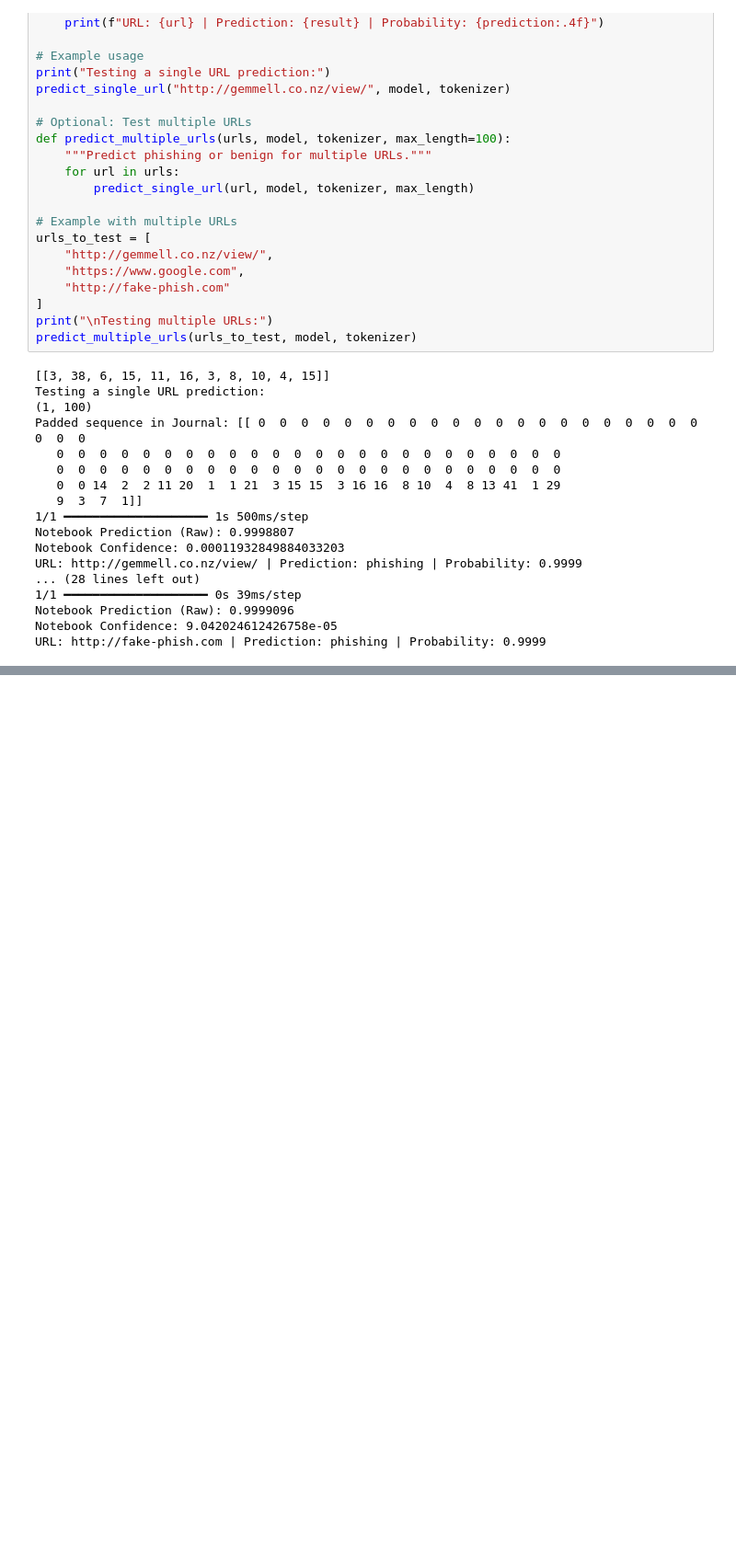
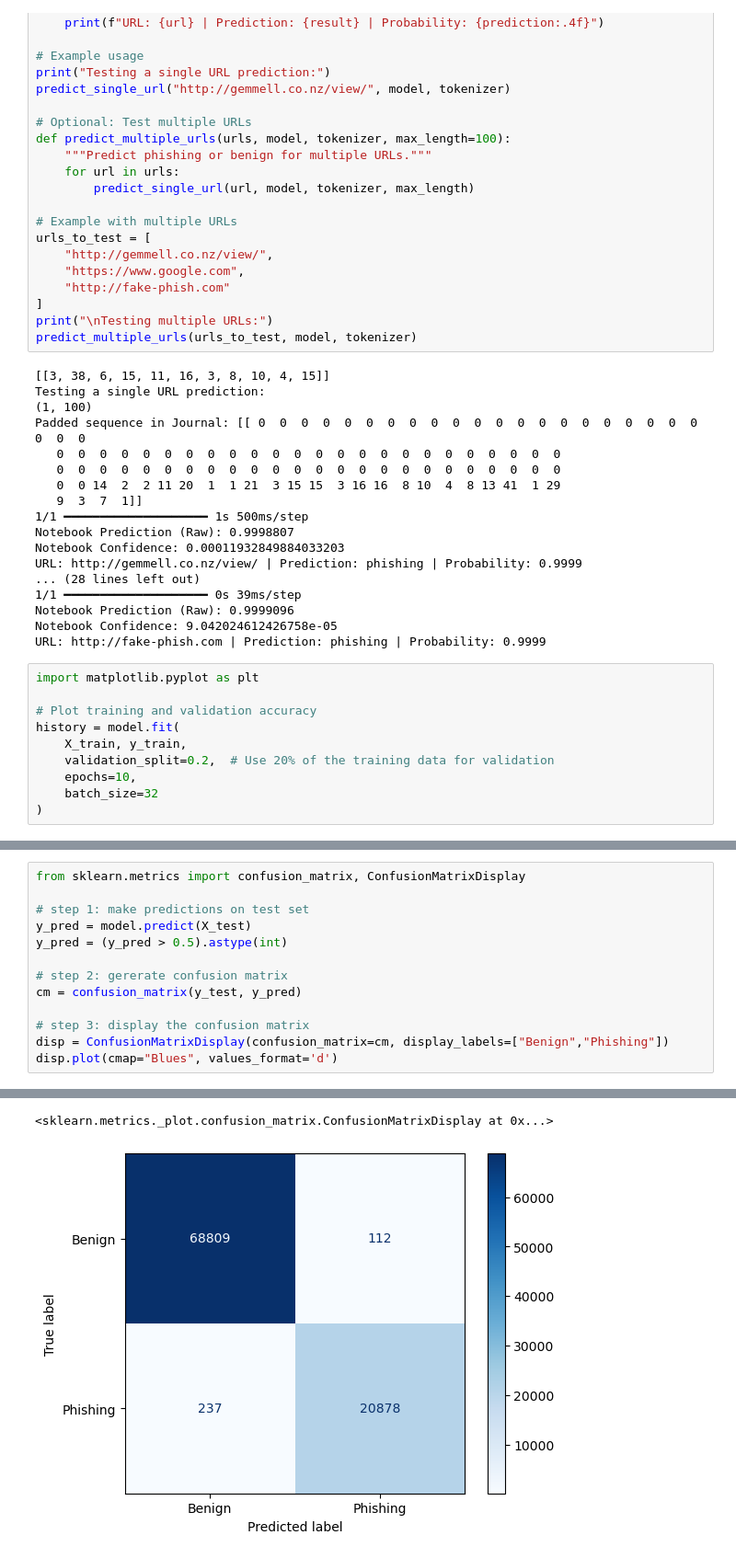
Before and after one commit to csce585-mlsystems/Phishing-Detection, a Jupyter notebook: URL_Detection_Test_GRU.ipynb, the cells around one changed output, grey strips where cells are left out. Shown at 92% size. Cells and saved outputs as stored; diff of their text form; blank space fills up the shorter version.

Commit message:
created graphs

```diff
--- a/URL_Detection_Test_GRU.ipynb
+++ b/URL_Detection_Test_GRU.ipynb
@@ -274,3 +280,13 @@ URL: http://gemmell.co.nz/view/ | Prediction: phishing | Probability: 0.9999
 Notebook Prediction (Raw): 0.9999096
 Notebook Confidence: 9.042024612426758e-05
 URL: http://fake-phish.com | Prediction: phishing | Probability: 0.9999
+# %%
+import matplotlib.pyplot as plt
+
+# Plot training and validation accuracy
+history = model.fit(
+    X_train, y_train,
+    validation_split=0.2,  # Use 20% of the training data for validation
+    epochs=10,
+    batch_size=32
+)
@@ -276,0 +319,14 @@ URL: http://fake-phish.com | Prediction: phishing | Probability: 0.9999
+# %%
+from sklearn.metrics import confusion_matrix, ConfusionMatrixDisplay
+
+# step 1: make predictions on test set
+y_pred = model.predict(X_test)
+y_pred = (y_pred > 0.5).astype(int)
+
+# step 2: gererate confusion matrix
+cm = confusion_matrix(y_test, y_pred)
+
+# step 3: display the confusion matrix
+disp = ConfusionMatrixDisplay(confusion_matrix=cm, display_labels=["Benign","Phishing"])
+disp.plot(cmap="Blues", values_format='d')
+# %% [output]
@@ -276,0 +334,2 @@ URL: http://fake-phish.com | Prediction: phishing | Probability: 0.9999
+<sklearn.metrics._plot.confusion_matrix.ConfusionMatrixDisplay at 0x...>
+[figure, added]
```
Also changed, not shown: parts of 9 cells of this notebook, 5 other files.
